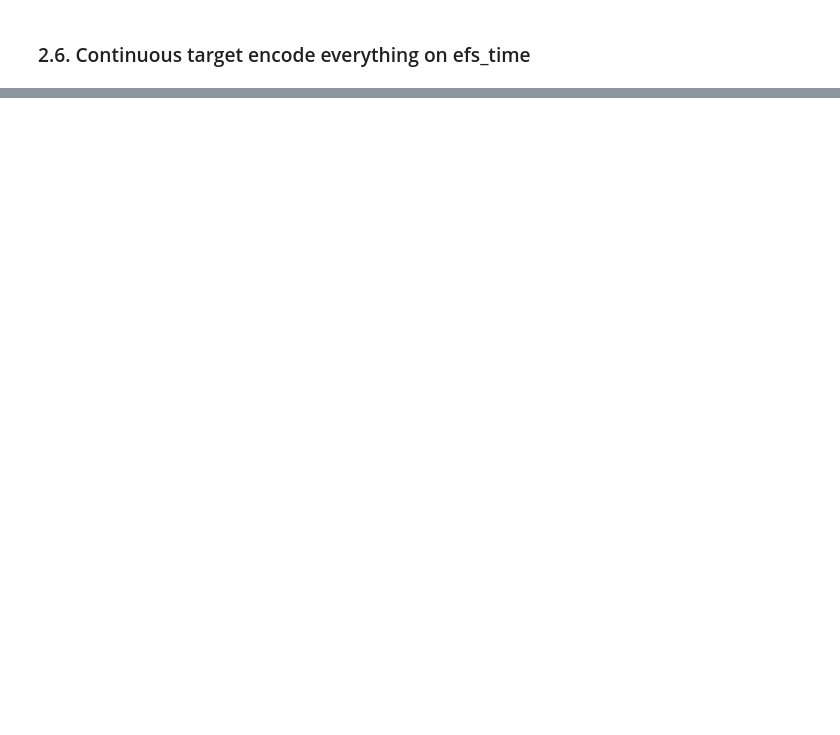
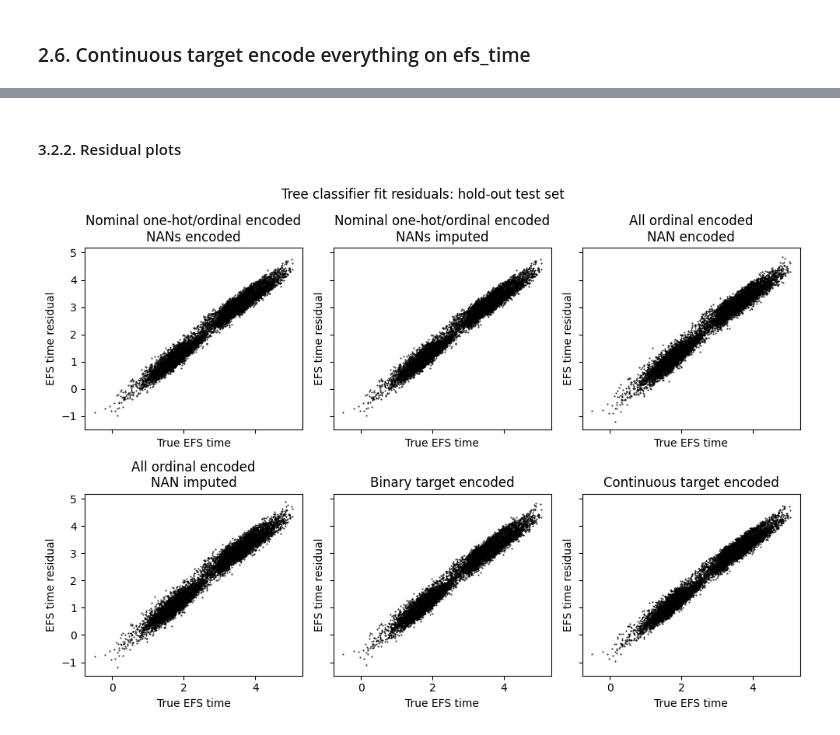
Before and after one commit to gperdrizet/HSCT_survival, a Jupyter notebook: notebooks/01.2-data_cleaning_encoding.ipynb, the cells around one changed output, grey strips where cells are left out. Cells and saved outputs as stored; diff of their text form; code cells hidden in the pictures; blank space fills up the shorter version.

```diff
--- a/notebooks/01.2-data_cleaning_encoding.ipynb
+++ b/notebooks/01.2-data_cleaning_encoding.ipynb
@@ -4,0 +28,7 @@
+# %%
+# Run options
+rebuild_datasets=False
+
+# Some cleaning/encoding options
+knn_neighbors=5
+one_hot_drop, collinearity='first', 'no-multicollinearity'
@@ -478,0 +579,20 @@ memory usage: 13.0+ MB
+# %% [markdown]
+#### 3.2.2. Residual plots
+# %%
+fig, axs=plt.subplots(2,3, figsize=(10,7), sharex=True, sharey=True)
+axs=axs.flatten()
+
+fig.suptitle('Tree classifier fit residuals: hold-out test set')
+
+for i, dataset in enumerate(predictions.keys()):
+
+    axs[i].set_title(dataset.replace(', ', '\n'))
+    axs[i].scatter(labels[dataset]['efs_time'], labels[dataset]['efs_time'] - predictions[dataset], color='black', s=0.2)
+    axs[i].set_xlabel('True EFS time')
+    axs[i].set_ylabel('EFS time residual')
+
+fig.tight_layout()
+fig.savefig(datasets_test_residuals_plots, dpi=300, bbox_inches='tight')
+fig.show()
+# %% [output]
+[figure, added]
```
Also changed, not shown: parts of 22 cells of this notebook, 3 other files.
